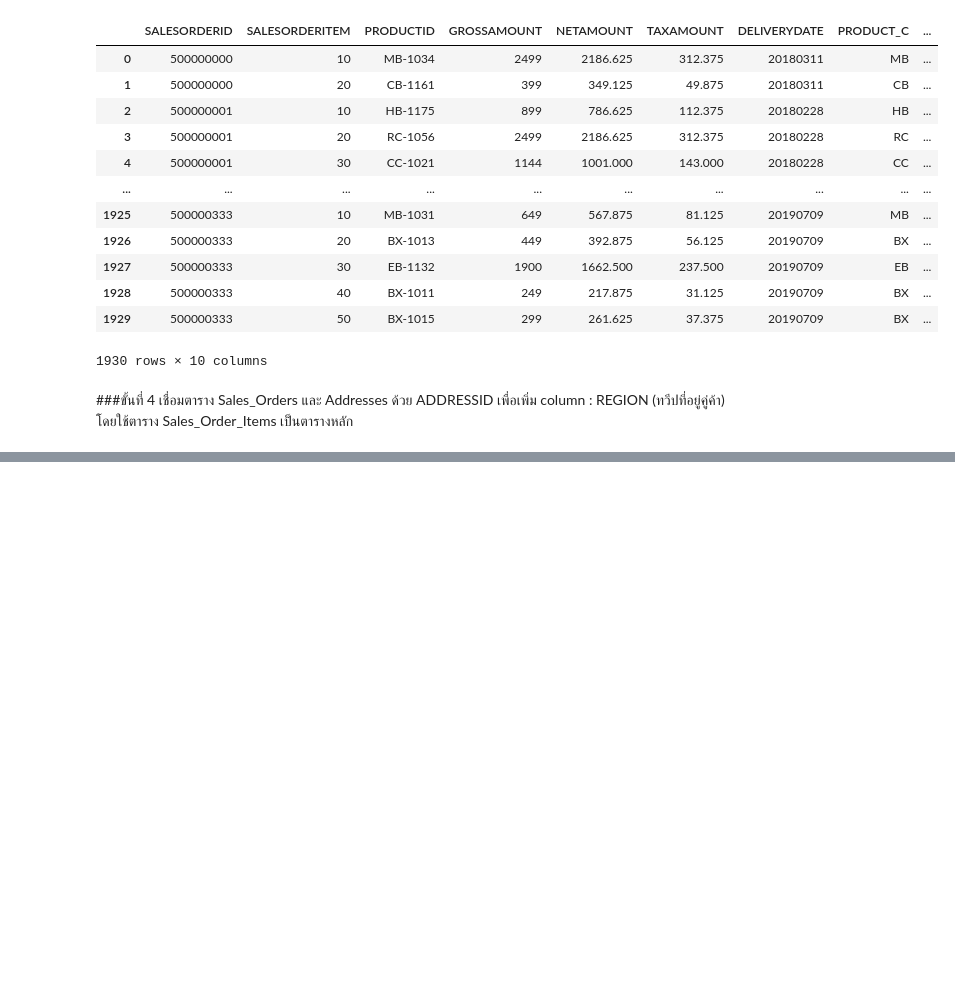
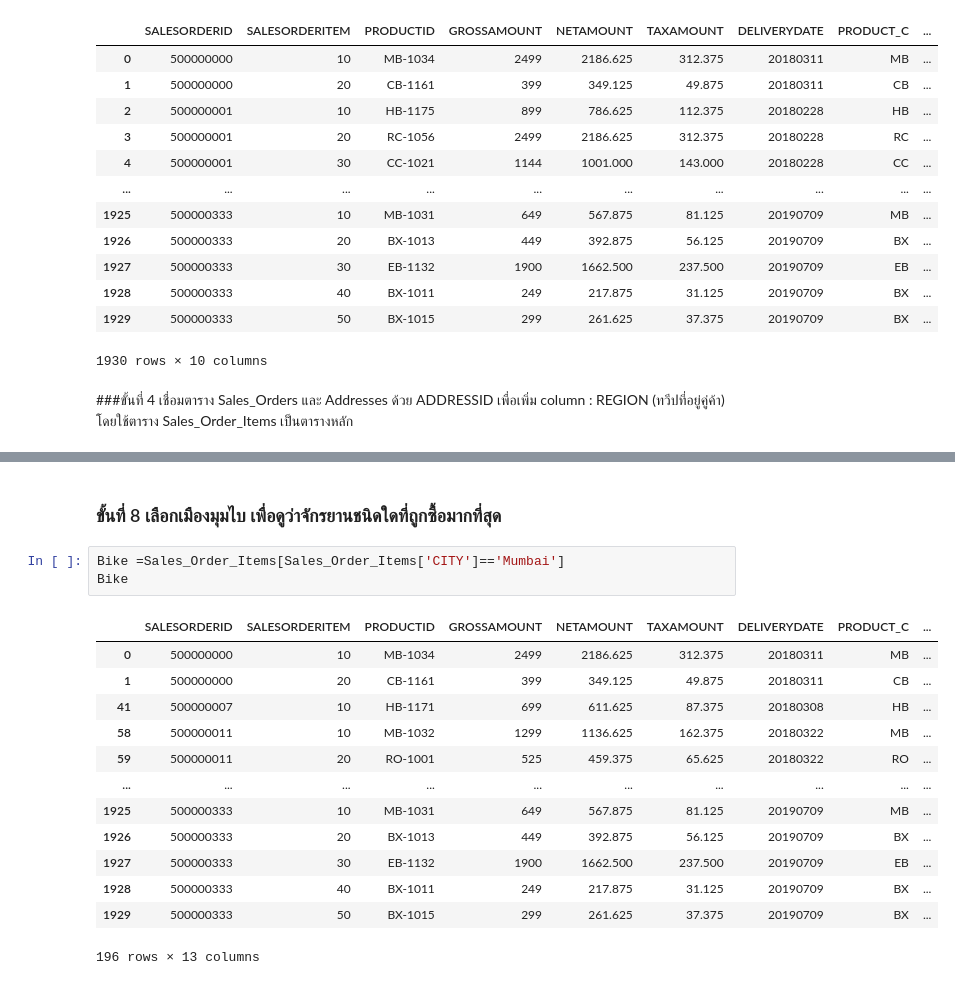
Before and after one commit to nicha0524/DPDM2021, a Jupyter notebook: Untitled6.ipynb, the cells around one changed output, grey strips where cells are left out. Saved outputs shown, nothing was run; the diff lists cells and outputs as text; blank space fills up the shorter version.

```diff
--- a/Untitled6.ipynb
+++ b/Untitled6.ipynb
@@ -360,0 +461,19 @@ Sales_Order_Items
+# %% [markdown]
+### ขั้นที่ 8 เลือกเมืองมุมไบ เพื่อดูว่าจักรยานชนิดใดที่ถูกซื้อมากที่สุด
+# %%
+Bike =Sales_Order_Items[Sales_Order_Items['CITY']=='Mumbai']
+Bike
+# %% [output]
+|  | SALESORDERID | SALESORDERITEM | PRODUCTID | GROSSAMOUNT | NETAMOUNT | TAXAMOUNT | DELIVERYDATE | PRODUCT_C | ... |
+| 0 | 500000000 | 10 | MB-1034 | 2499 | 2186.625 | 312.375 | 20180311 | MB | ... |
+| 1 | 500000000 | 20 | CB-1161 | 399 | 349.125 | 49.875 | 20180311 | CB | ... |
+| 41 | 500000007 | 10 | HB-1171 | 699 | 611.625 | 87.375 | 20180308 | HB | ... |
+| 58 | 500000011 | 10 | MB-1032 | 1299 | 1136.625 | 162.375 | 20180322 | MB | ... |
+| 59 | 500000011 | 20 | RO-1001 | 525 | 459.375 | 65.625 | 20180322 | RO | ... |
+| ... | ... | ... | ... | ... | ... | ... | ... | ... | ... |
+| 1925 | 500000333 | 10 | MB-1031 | 649 | 567.875 | 81.125 | 20190709 | MB | ... |
+| 1926 | 500000333 | 20 | BX-1013 | 449 | 392.875 | 56.125 | 20190709 | BX | ... |
+| 1927 | 500000333 | 30 | EB-1132 | 1900 | 1662.500 | 237.500 | 20190709 | EB | ... |
+| 1928 | 500000333 | 40 | BX-1011 | 249 | 217.875 | 31.125 | 20190709 | BX | ... |
+| 1929 | 500000333 | 50 | BX-1015 | 299 | 261.625 | 37.375 | 20190709 | BX | ... |
+196 rows × 13 columns
```
Also changed, not shown: parts of 17 cells of this notebook.
